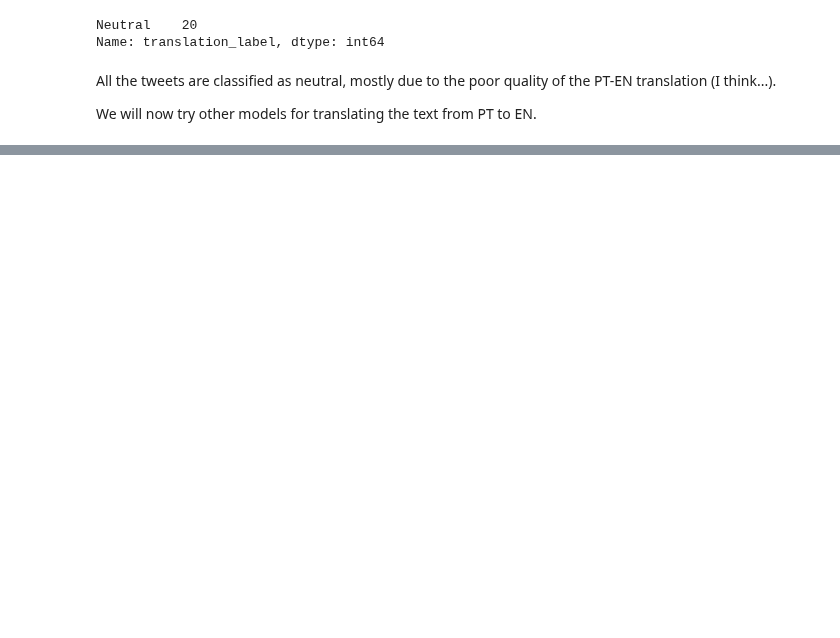
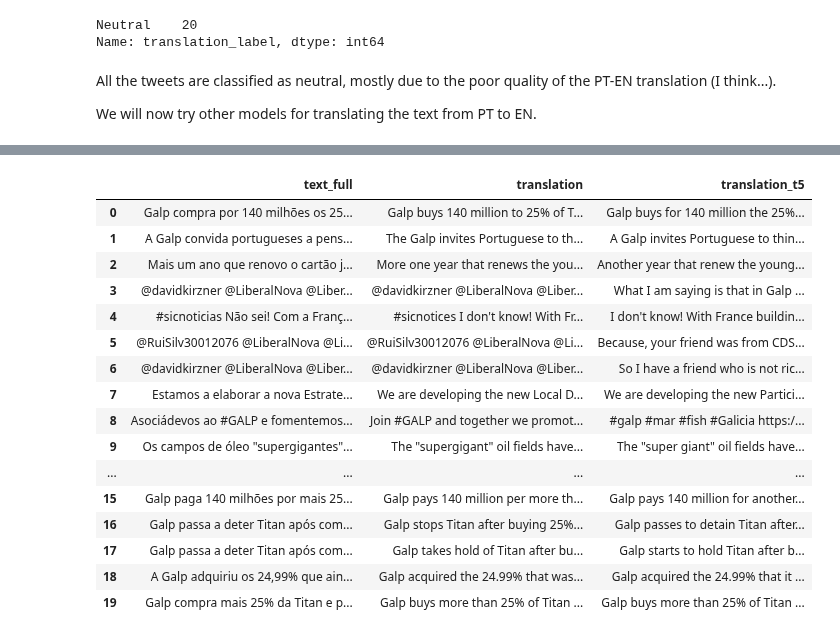
Before and after one commit to polltter/share, a Jupyter notebook: notebooks/sentiment_analysis_PT.ipynb, the cells around one changed output, grey strips where cells are left out. Saved outputs shown, nothing was run; the diff lists cells and outputs as text; code cells hidden in the pictures; blank space fills up the shorter version.

Commit message:
update sentiment analysis PT - translate tweets with a T5 model: #5

```diff
--- a/notebooks/sentiment_analysis_PT.ipynb
+++ b/notebooks/sentiment_analysis_PT.ipynb
@@ -392,0 +410,9 @@ We will now try other models for translating the text from PT to EN.
+# %%
+%%time
+
+tweets_translation = []
+
+for tweet in df_sample['text_full']:
+
+    translation_result = apply_model(tweet)
+    tweets_translation.append({'translation': translation_result[0]['translation_text']})
@@ -392,0 +421,4 @@ We will now try other models for translating the text from PT to EN.
+# %%
+df_sample['translation_t5'] = pd.DataFrame(tweets_translation)
+
+df_sample.head()
@@ -392,0 +432,22 @@ We will now try other models for translating the text from PT to EN.
+# %%
+text_columns = ['text_full', 'translation', 'translation_t5']
+
+df_sample[text_columns]
+# %% [output]
+|  | text_full | translation | translation_t5 |
+| 0 | Galp compra por 140 milhões os 25... | Galp buys 140 million to 25% of T... | Galp buys for 140 million the 25%... |
+| 1 | A Galp convida portugueses a pens... | The Galp invites Portuguese to th... | A Galp invites Portuguese to thin... |
+| 2 | Mais um ano que renovo o cartão j... | More one year that renews the you... | Another year that renew the young... |
+| 3 | @davidkirzner @LiberalNova @Liber... | @davidkirzner @LiberalNova @Liber... | What I am saying is that in Galp ... |
+| 4 | #sicnoticias Não sei! Com a Franç... | #sicnotices I don't know! With Fr... | I don't know! With France buildin... |
+| 5 | @RuiSilv30012076 @LiberalNova @Li... | @RuiSilv30012076 @LiberalNova @Li... | Because, your friend was from CDS... |
+| 6 | @davidkirzner @LiberalNova @Liber... | @davidkirzner @LiberalNova @Liber... | So I have a friend who is not ric... |
+| 7 | Estamos a elaborar a nova Estrate... | We are developing the new Local D... | We are developing the new Partici... |
+| 8 | Asociádevos ao #GALP e fomentemos... | Join #GALP and together we promot... | #galp #mar #fish #Galicia https:/... |
+| 9 | Os campos de óleo "supergigantes"... | The "supergigant" oil fields have... | The "super giant" oil fields have... |
+| ... | ... | ... | ... |
+| 15 | Galp paga 140 milhões por mais 25... | Galp pays 140 million per more th... | Galp pays 140 million for another... |
+| 16 | Galp passa a deter Titan após com... | Galp stops Titan after buying 25%... | Galp passes to detain Titan after... |
+| 17 | Galp passa a deter Titan após com... | Galp takes hold of Titan after bu... | Galp starts to hold Titan after b... |
+| 18 | A Galp adquiriu os 24,99% que ain... | Galp acquired the 24.99% that was... | Galp acquired the 24.99% that it ... |
+| 19 | Galp compra mais 25% da Titan e p... | Galp buys more than 25% of Titan ... | Galp buys more than 25% of Titan ... |
```
Also changed, not shown: parts of 12 cells of this notebook.
